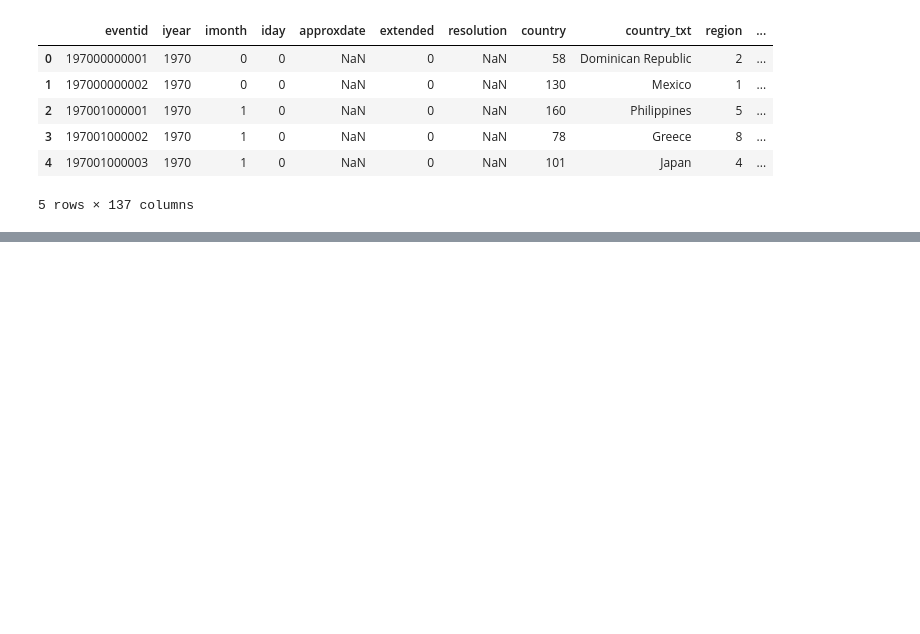
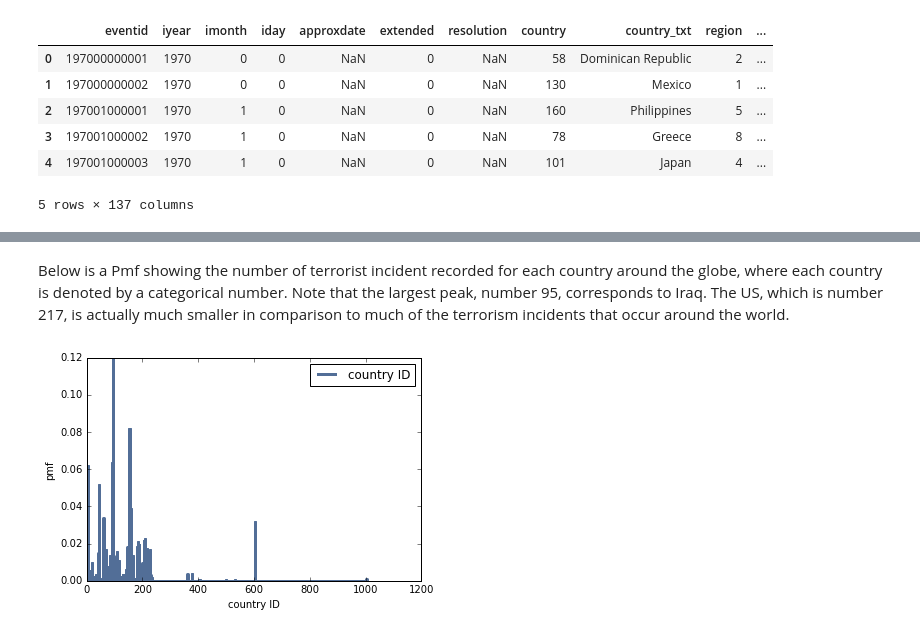
Before and after one commit to kzhang8850/ThinkStats2, a Jupyter notebook: code/report2.ipynb, the cells around one changed output, grey strips where cells are left out. Drawn from its saved outputs; the diff is of its cells as text; code cells hidden in the pictures; blank space fills up the shorter version.

```diff
--- a/code/report2.ipynb
+++ b/code/report2.ipynb
@@ -47,0 +133,7 @@ thinkplot.Config(xlabel="country id",
+# %% [markdown]
+Below is a Pmf showing the number of terrorist incident recorded for each country around the globe, where each country
+is denoted by a categorical number. Note that the largest peak, number 95, corresponds to Iraq. The US, which is number 217, is actually much smaller in comparison to much of the terrorism incidents that occur around the world.
+# %%
+make_and_plot_pmf(terrorism.country, "country ID")
+# %% [output]
+[figure, added]
```
Also changed, not shown: parts of 36 cells of this notebook, 1 other file.
